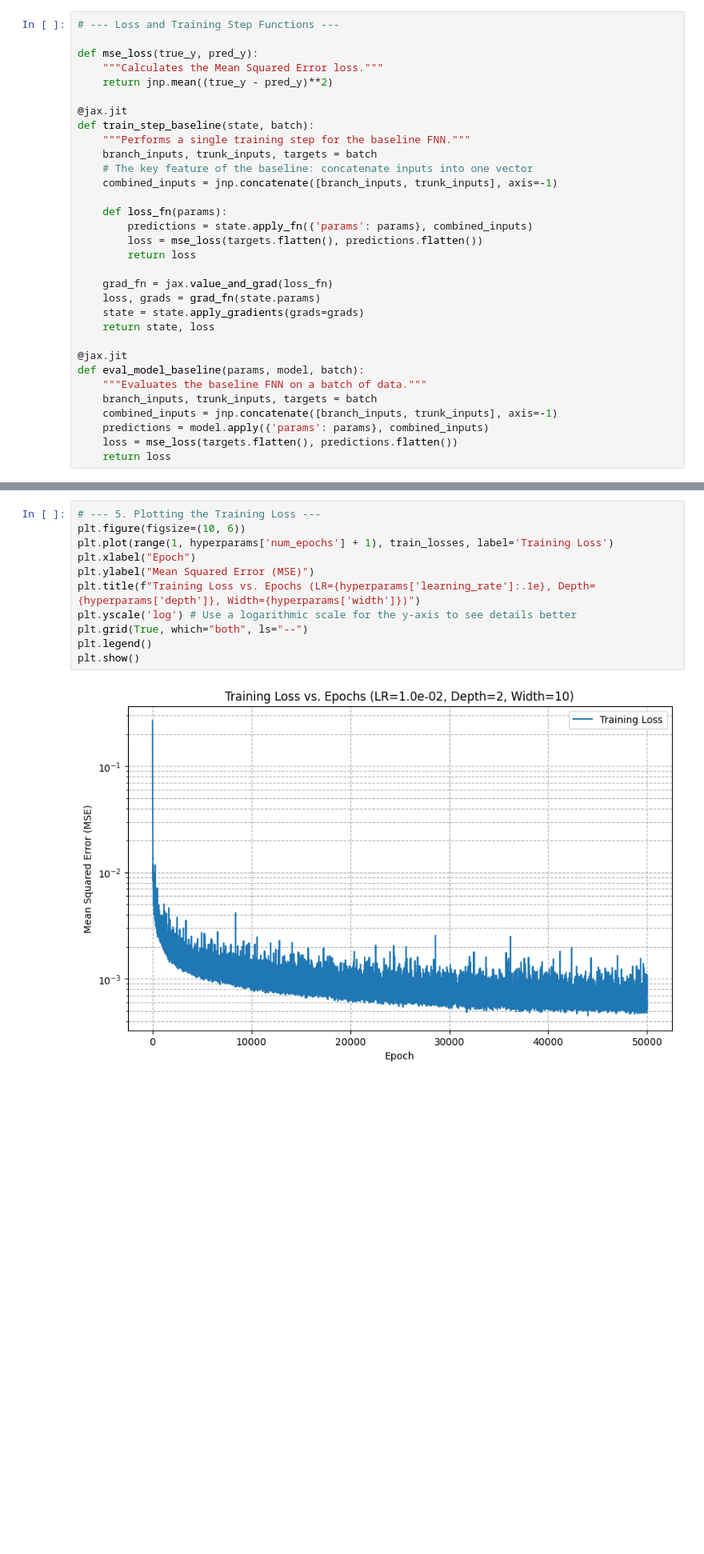
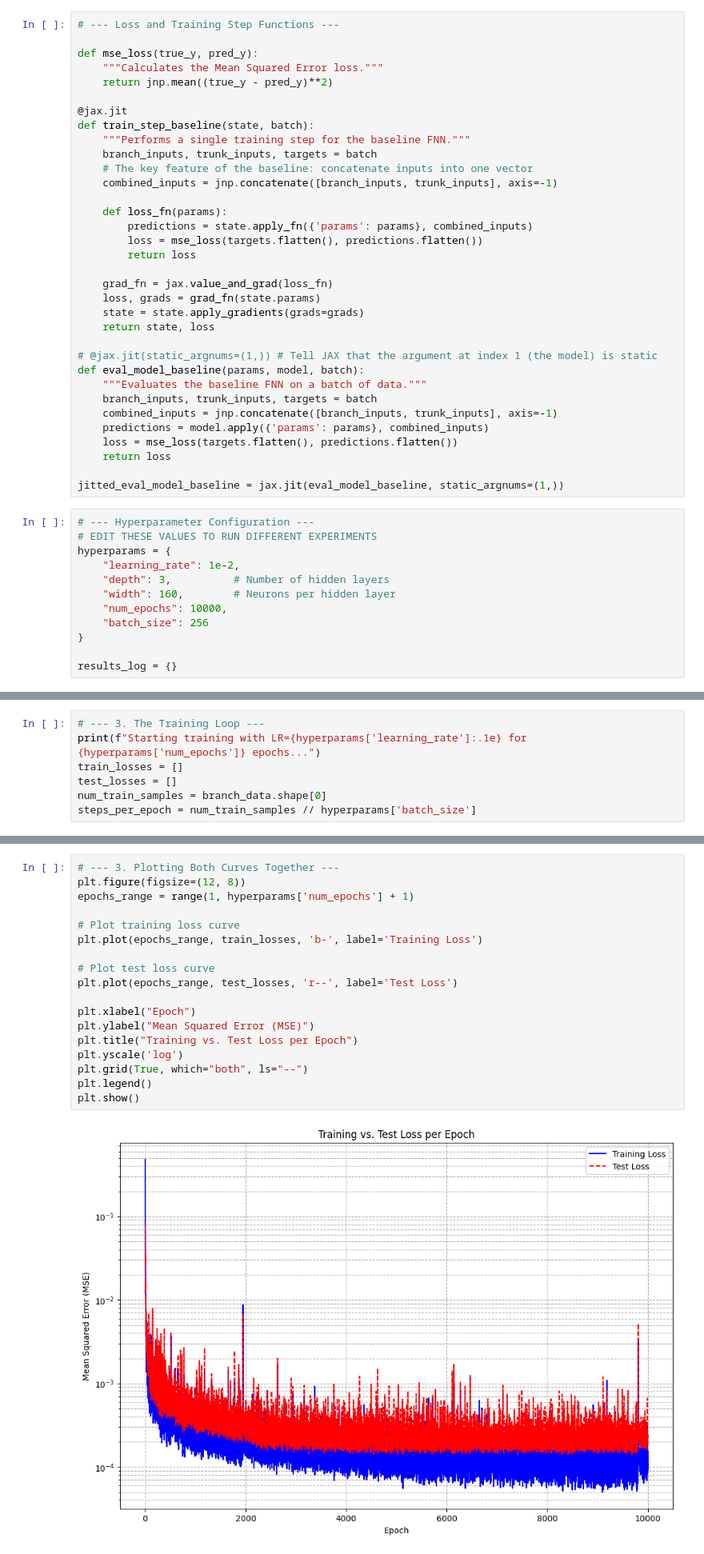
Before and after one commit to arnab-mkj/Data-driven-operator-learning, a Jupyter notebook: deep_operator_learning.ipynb, the cells around one changed output, grey strips where cells are left out. Shown: that part at 80% size. Cells and saved outputs as stored; diff of their text form; blank space fills up the shorter version.

```diff
--- a/deep_operator_learning.ipynb
+++ b/deep_operator_learning.ipynb
@@ -565,7 +602,7 @@ def train_step_baseline(state, batch):
     state = state.apply_gradients(grads=grads)
     return state, loss
 
-@jax.jit
+# @jax.jit(static_argnums=(1,)) # Tell JAX that the argument at index 1 (the model) is static
 def eval_model_baseline(params, model, batch):
     """Evaluates the baseline FNN on a batch of data."""
     branch_inputs, trunk_inputs, targets = batch
@@ -573,3 +610,17 @@ def eval_model_baseline(params, model, batch):
     predictions = model.apply({'params': params}, combined_inputs)
     loss = mse_loss(targets.flatten(), predictions.flatten())
     return loss
+
+jitted_eval_model_baseline = jax.jit(eval_model_baseline, static_argnums=(1,))
+# %%
+# --- Hyperparameter Configuration ---
+# EDIT THESE VALUES TO RUN DIFFERENT EXPERIMENTS
+hyperparams = {
+    "learning_rate": 1e-2,
+    "depth": 3,          # Number of hidden layers
+    "width": 160,        # Neurons per hidden layer
+    "num_epochs": 10000,
+    "batch_size": 256
+}
+
+results_log = {}
@@ -575,0 +642,7 @@ def eval_model_baseline(params, model, batch):
+# %%
+# --- 3. The Training Loop ---
+print(f"Starting training with LR={hyperparams['learning_rate']:.1e} for {hyperparams['num_epochs']} epochs...")
+train_losses = []
+test_losses = []
+num_train_samples = branch_data.shape[0]
+steps_per_epoch = num_train_samples // hyperparams['batch_size']
@@ -668,13 +694,20 @@ Logging results for experiment: d2_w10_lr1e-02
 # %%
-# --- 5. Plotting the Training Loss ---
-plt.figure(figsize=(10, 6))
-plt.plot(range(1, hyperparams['num_epochs'] + 1), train_losses, label='Training Loss')
+# --- 3. Plotting Both Curves Together ---
+plt.figure(figsize=(12, 8))
+epochs_range = range(1, hyperparams['num_epochs'] + 1)
+
+# Plot training loss curve
+plt.plot(epochs_range, train_losses, 'b-', label='Training Loss')
+
+# Plot test loss curve
+plt.plot(epochs_range, test_losses, 'r--', label='Test Loss')
+
 plt.xlabel("Epoch")
 plt.ylabel("Mean Squared Error (MSE)")
-plt.title(f"Training Loss vs. Epochs (LR={hyperparams['learning_rate']:.1e}, Depth={hyperparams['depth']}, Width={hyperparams['width']})")
-plt.yscale('log') # Use a logarithmic scale for the y-axis to see details better
+plt.title("Training vs. Test Loss per Epoch")
+plt.yscale('log')
 plt.grid(True, which="both", ls="--")
 plt.legend()
 plt.show()
 # %% [output]
-[figure, old version]
+[figure, new version]
```
Also changed, not shown: parts of 13 cells of this notebook.
